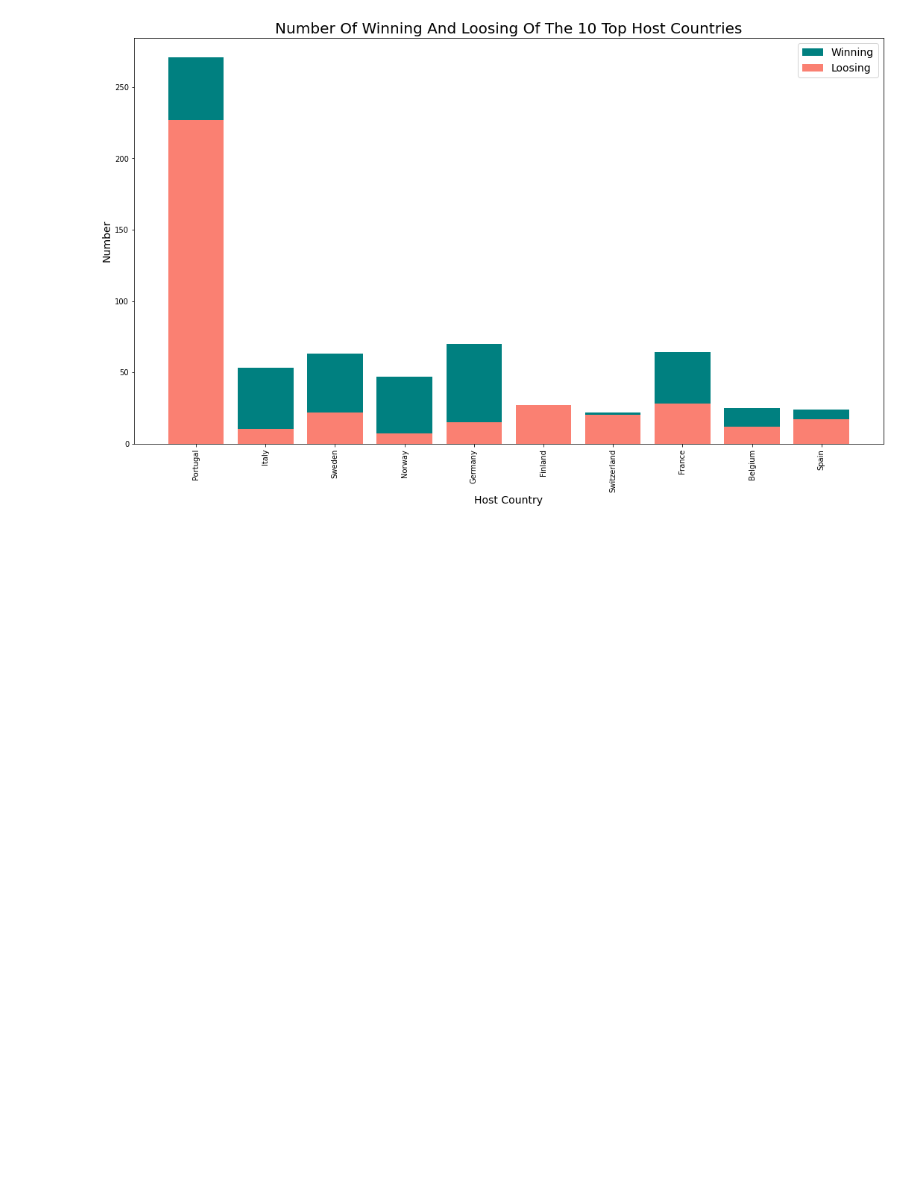
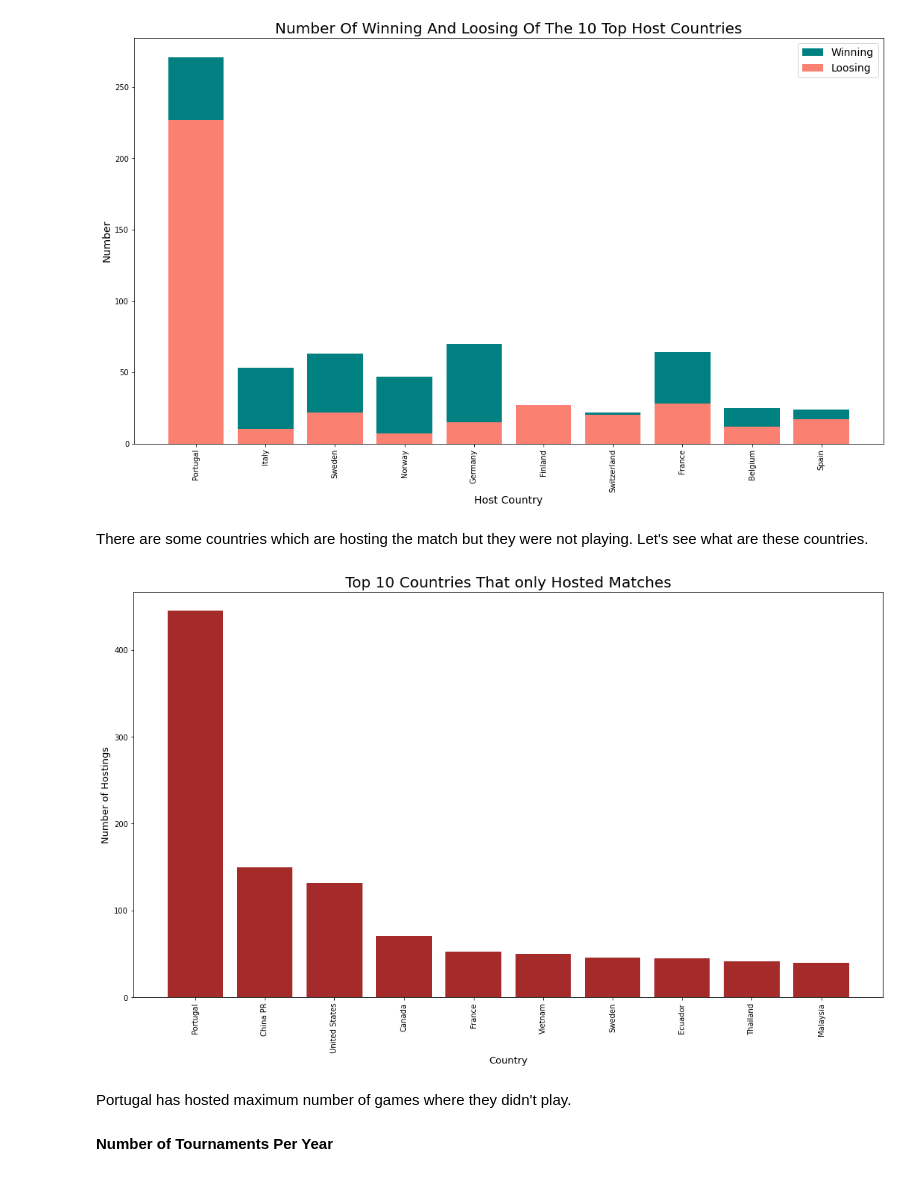
Before and after one commit to Ajay-kr-02/Hamoye_2022_Internship, a Jupyter notebook: https:/github.com/nagamouni/Capstone_project_ridge_lasso/issues/1/Hamoye_Capstone_Project.ipynb, the cells around one changed output. Drawn from its saved outputs; the diff is of its cells as text; code cells hidden in the pictures; blank space fills up the shorter version.

```diff
--- a/https:/github.com/nagamouni/Capstone_project_ridge_lasso/issues/1/Hamoye_Capstone_Project.ipynb
+++ b/https:/github.com/nagamouni/Capstone_project_ridge_lasso/issues/1/Hamoye_Capstone_Project.ipynb
@@ -263,3 +263,26 @@ plt.title('Number Of Winning And Loosing Of The 10 Top Host Countries', fontsize
 plt.show()
 # %% [output]
 [figure]
+# %% [markdown]
+There are some countries which are hosting the match but they were not playing. Let's see what are these countries.
+# %%
+host=[]
+for x in df_results_copy['country'].unique():
+        df_con=df_results_copy[df_results_copy['country']==x]
+        host.append(df_con[(df_con['home_team']!=x) & (df_con['away_team']!=x)]['date'].count())
+# %%
+df_host_only = pd.DataFrame({'Host Country':df_results_copy['country'].unique(), 'Number of Only Hosting':host}).sort_values(by='Number of Only Hosting',ascending=False).head(10)
+# %%
+plt.figure(figsize=(18,10))
+plt.bar(x=df_host_only['Host Country'], height=df_host_only['Number of Only Hosting'],color='brown')
+plt.xlabel('Country', fontsize=13)
+plt.ylabel('Number of Hostings', fontsize=13)
+plt.xticks(rotation=90)
+plt.title('Top 10 Countries That only Hosted Matches', fontsize=20)
+plt.show()
+# %% [output]
+[figure, added]
+# %% [markdown]
+Portugal has hosted maximum number of games where they didn't play.
+# %% [markdown]
+**Number of Tournaments Per Year**
```
Also changed, not shown: parts of 3 cells of this notebook.
